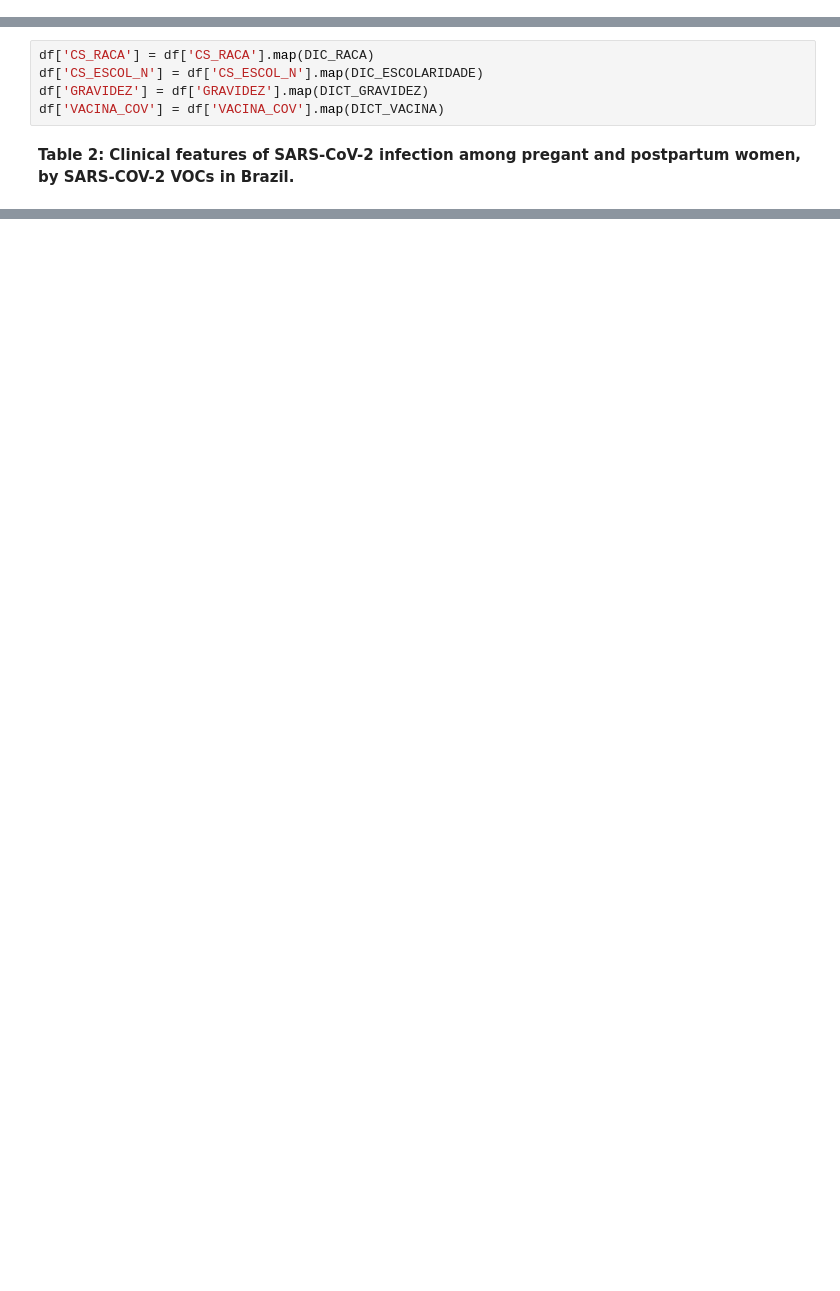
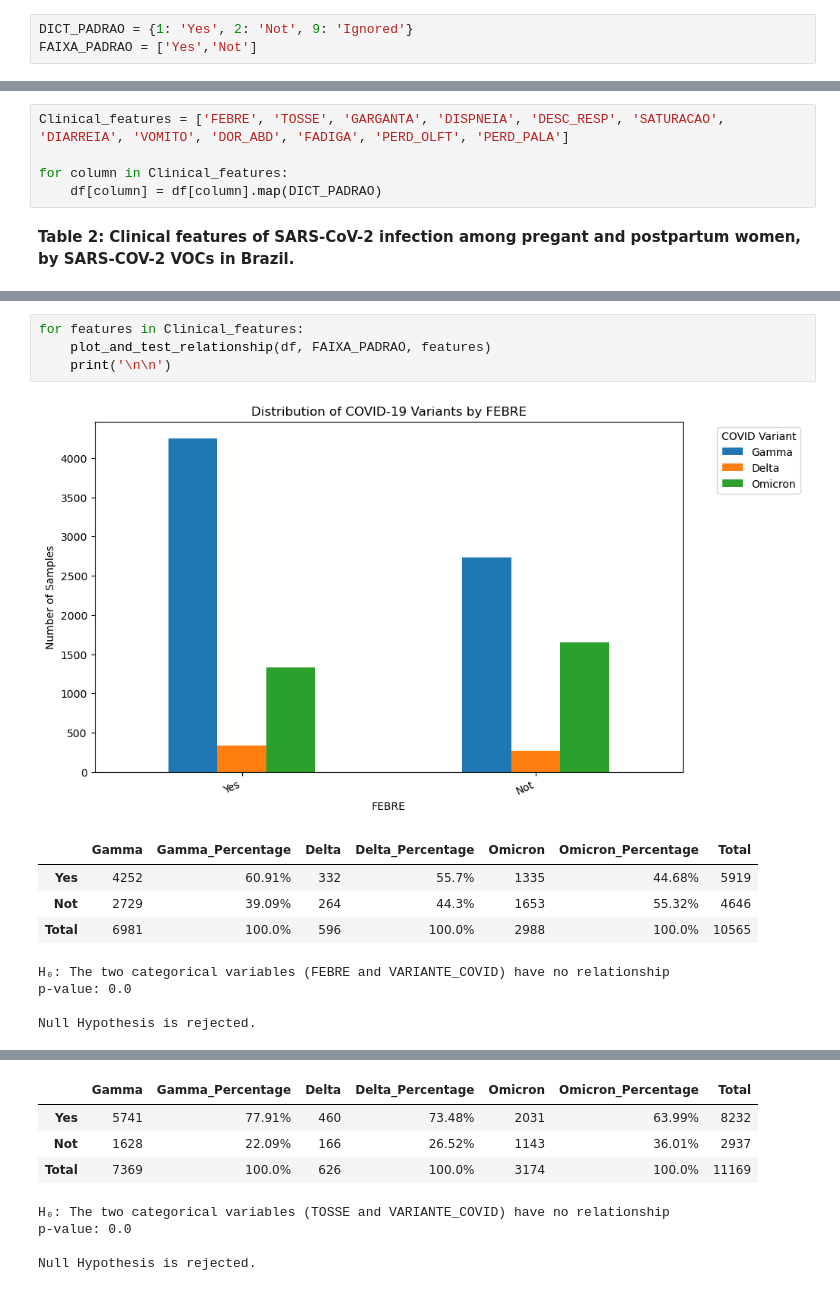
Before and after one commit to LucasTramonte/Analysis-SARS-CoV-2-variants, a Jupyter notebook: exploratory_Clinical features.ipynb, the cells around one changed output, grey strips where cells are left out. Cells and saved outputs as stored; diff of their text form; blank space fills up the shorter version.

```diff
--- a/exploratory_Clinical features.ipynb
+++ b/exploratory_Clinical features.ipynb
@@ -39,9 +25,12 @@ FAIXA_REGIAO = ['North','Northeast','Southeast','South','Midwest']
+# %%
+DICT_PADRAO = {1: 'Yes', 2: 'Not', 9: 'Ignored'}
+FAIXA_PADRAO = ['Yes','Not']
 # %% [markdown]
 Mapping dictionaries
-# %%
-df['CS_RACA'] = df['CS_RACA'].map(DIC_RACA)
-df['CS_ESCOL_N'] = df['CS_ESCOL_N'].map(DIC_ESCOLARIDADE)
-df['GRAVIDEZ'] = df['GRAVIDEZ'].map(DICT_GRAVIDEZ)
-df['VACINA_COV'] = df['VACINA_COV'].map(DICT_VACINA)
+# %%
+Clinical_features = ['FEBRE', 'TOSSE', 'GARGANTA', 'DISPNEIA', 'DESC_RESP', 'SATURACAO', 'DIARREIA', 'VOMITO', 'DOR_ABD', 'FADIGA', 'PERD_OLFT', 'PERD_PALA']
+
+for column in Clinical_features:
+    df[column] = df[column].map(DICT_PADRAO)
 # %% [markdown]
 **Table 2: Clinical features of SARS-CoV-2 infection among pregant and postpartum women, by SARS-COV-2 VOCs in Brazil.**
@@ -1804,0 +93,14 @@ Ignored  1146 (14.12)   81 (11.65)   557 (14.25)
+# %%
+for features in Clinical_features:
+    plot_and_test_relationship(df, FAIXA_PADRAO, features)
+    print('\n\n')
+# %% [output]
+[figure, added]
+|  | Gamma | Gamma_Percentage | Delta | Delta_Percentage | Omicron | Omicron_Percentage | Total |
+| Yes | 4252 | 60.91% | 332 | 55.7% | 1335 | 44.68% | 5919 |
+| Not | 2729 | 39.09% | 264 | 44.3% | 1653 | 55.32% | 4646 |
+| Total | 6981 | 100.0% | 596 | 100.0% | 2988 | 100.0% | 10565 |
+H₀: The two categorical variables (FEBRE and VARIANTE_COVID) have no relationship
+p-value: 0.0
+
+Null Hypothesis is rejected.
@@ -1804,0 +108,8 @@ Ignored  1146 (14.12)   81 (11.65)   557 (14.25)
+|  | Gamma | Gamma_Percentage | Delta | Delta_Percentage | Omicron | Omicron_Percentage | Total |
+| Yes | 5741 | 77.91% | 460 | 73.48% | 2031 | 63.99% | 8232 |
+| Not | 1628 | 22.09% | 166 | 26.52% | 1143 | 36.01% | 2937 |
+| Total | 7369 | 100.0% | 626 | 100.0% | 3174 | 100.0% | 11169 |
+H₀: The two categorical variables (TOSSE and VARIANTE_COVID) have no relationship
+p-value: 0.0
+
+Null Hypothesis is rejected.
```
Also changed, not shown: parts of 28 cells of this notebook, 1 other file.
